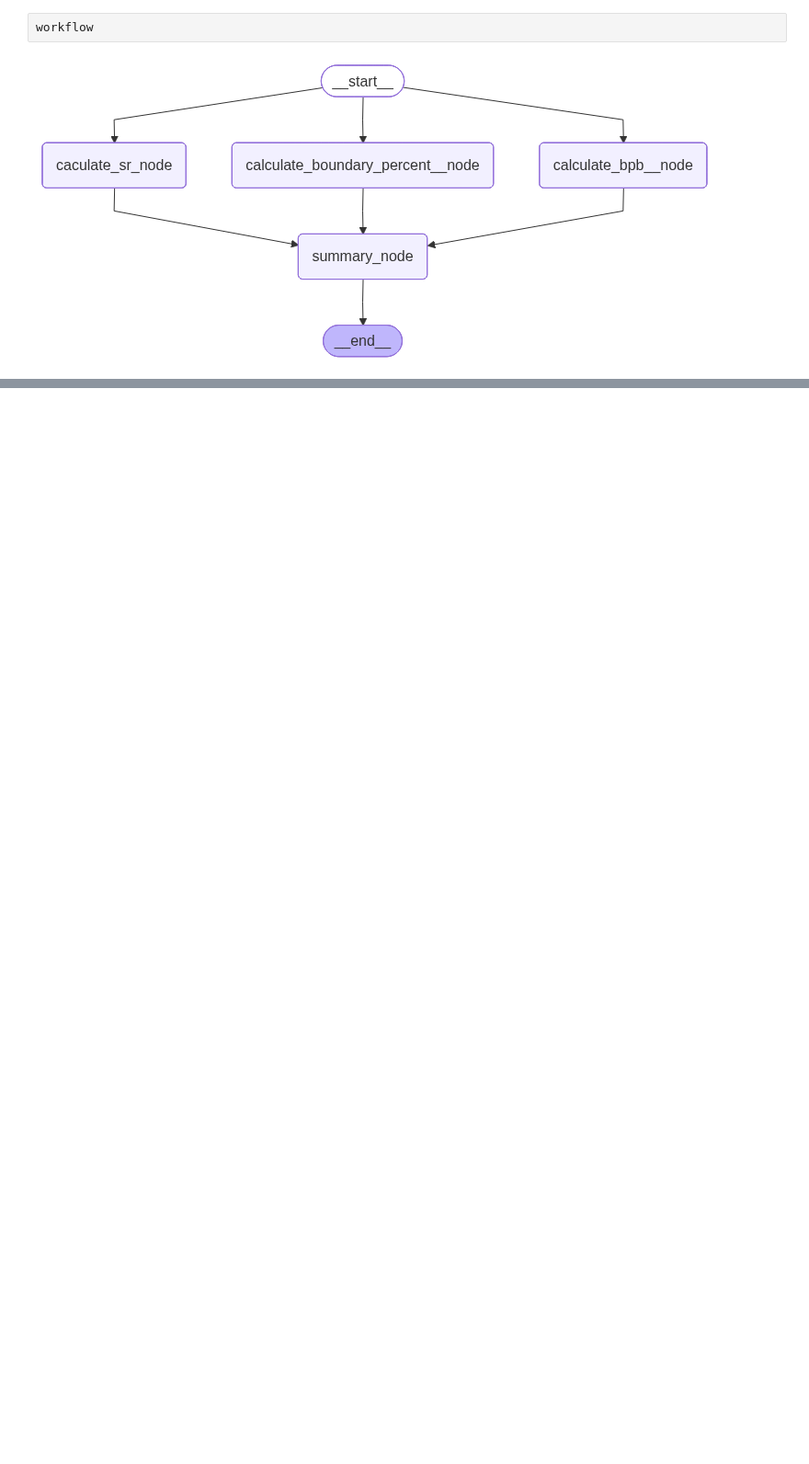
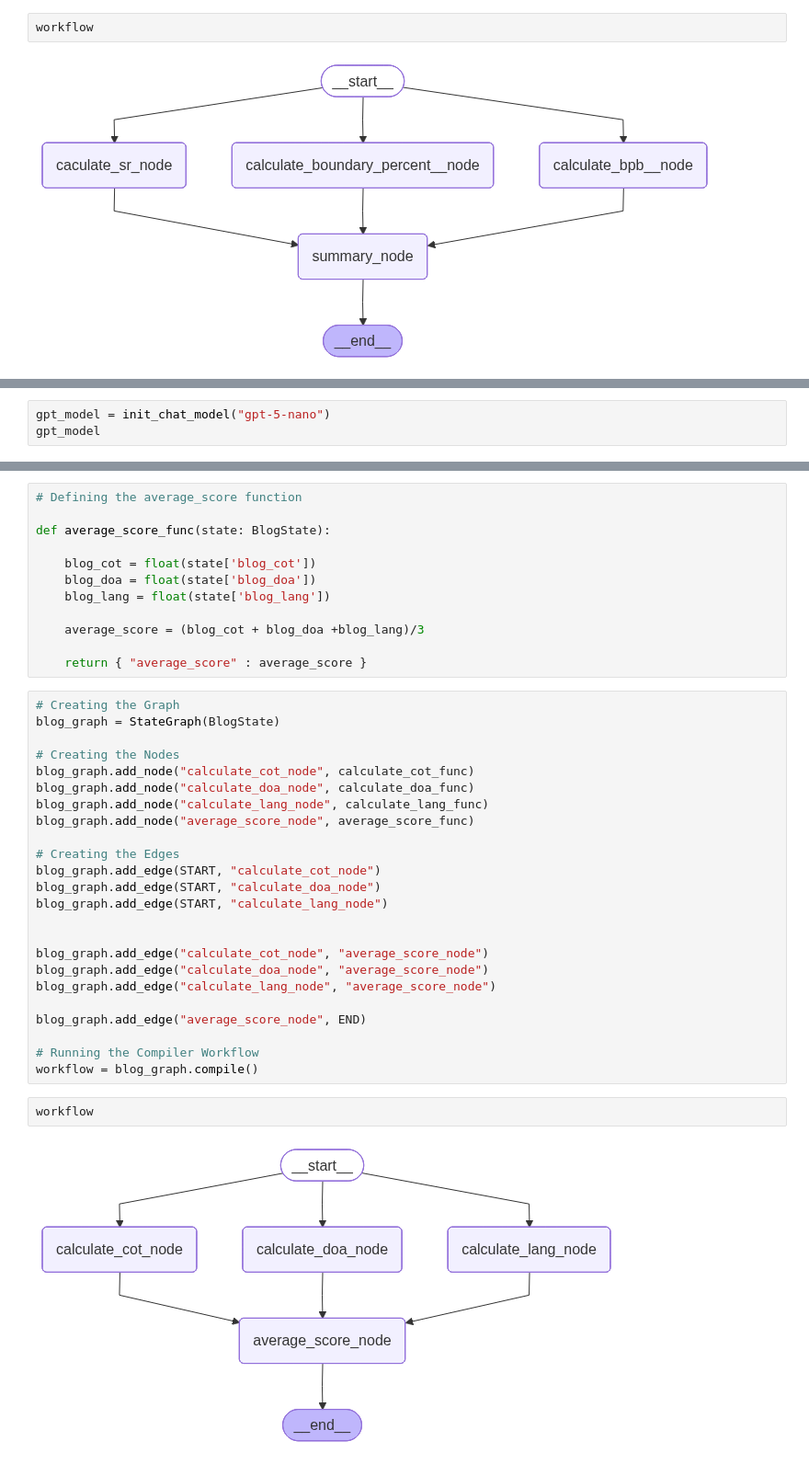
Before and after one commit to FilledVaccum/LearningLangChain_v1.0, a Jupyter notebook: CampusX/6. Parallel Workflows in LangGraph.ipynb, the cells around one changed output, grey strips where cells are left out. Shown at 92% size. Drawn from its saved outputs; the diff is of its cells as text; blank space fills up the shorter version.

```diff
--- a/CampusX/6. Parallel Workflows in LangGraph.ipynb
+++ b/CampusX/6. Parallel Workflows in LangGraph.ipynb
@@ -107,0 +127,3 @@ final_state
+# %%
+gpt_model = init_chat_model("gpt-5-nano")
+gpt_model
@@ -107,0 +186,40 @@ final_state
+# %%
+# Defining the average_score function
+
+def average_score_func(state: BlogState):
+
+    blog_cot = float(state['blog_cot'])
+    blog_doa = float(state['blog_doa'])
+    blog_lang = float(state['blog_lang'])
+
+    average_score = (blog_cot + blog_doa +blog_lang)/3
+
+    return { "average_score" : average_score }
+# %%
+# Creating the Graph
+blog_graph = StateGraph(BlogState)
+
+# Creating the Nodes
+blog_graph.add_node("calculate_cot_node", calculate_cot_func)
+blog_graph.add_node("calculate_doa_node", calculate_doa_func)
+blog_graph.add_node("calculate_lang_node", calculate_lang_func)
+blog_graph.add_node("average_score_node", average_score_func)
+
+# Creating the Edges
+blog_graph.add_edge(START, "calculate_cot_node")
+blog_graph.add_edge(START, "calculate_doa_node")
+blog_graph.add_edge(START, "calculate_lang_node")
+
+
+blog_graph.add_edge("calculate_cot_node", "average_score_node")
+blog_graph.add_edge("calculate_doa_node", "average_score_node")
+blog_graph.add_edge("calculate_lang_node", "average_score_node")
+
+blog_graph.add_edge("average_score_node", END)
+
+# Running the Compiler Workflow
+workflow = blog_graph.compile()
+# %%
+workflow
+# %% [output]
+[figure, added]
```
Also changed, not shown: parts of 9 cells of this notebook, 2 other files.
